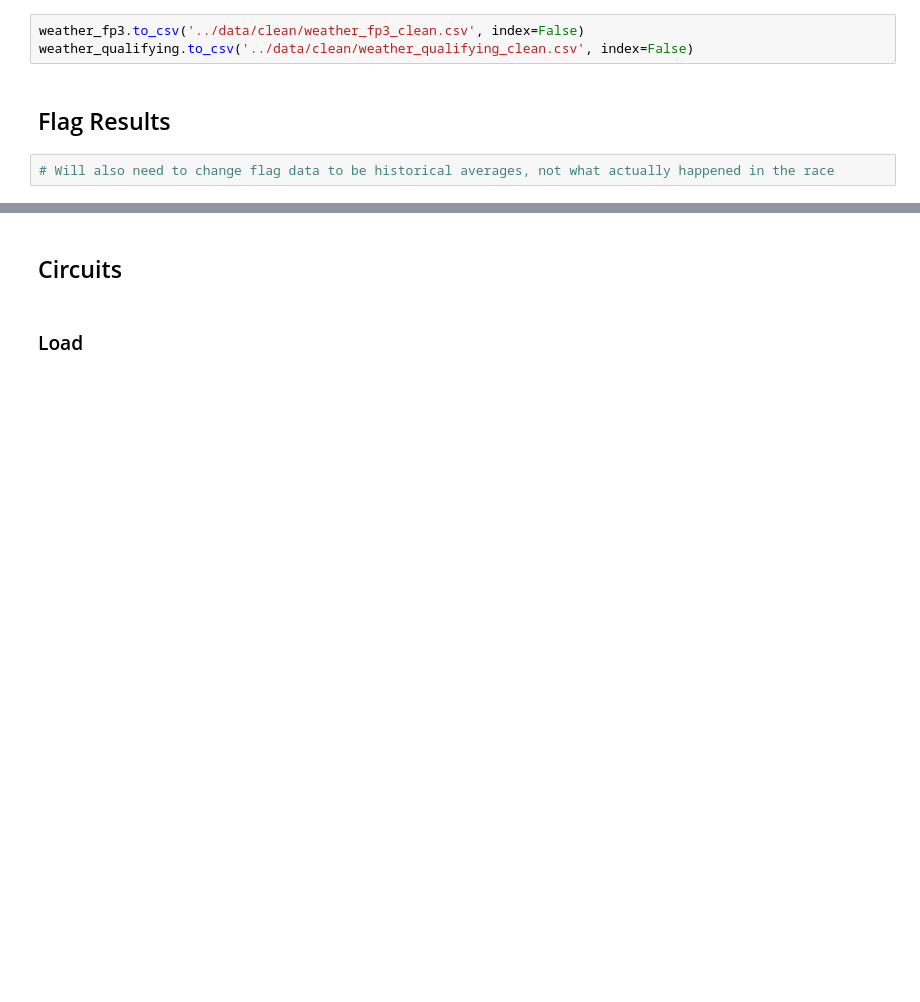
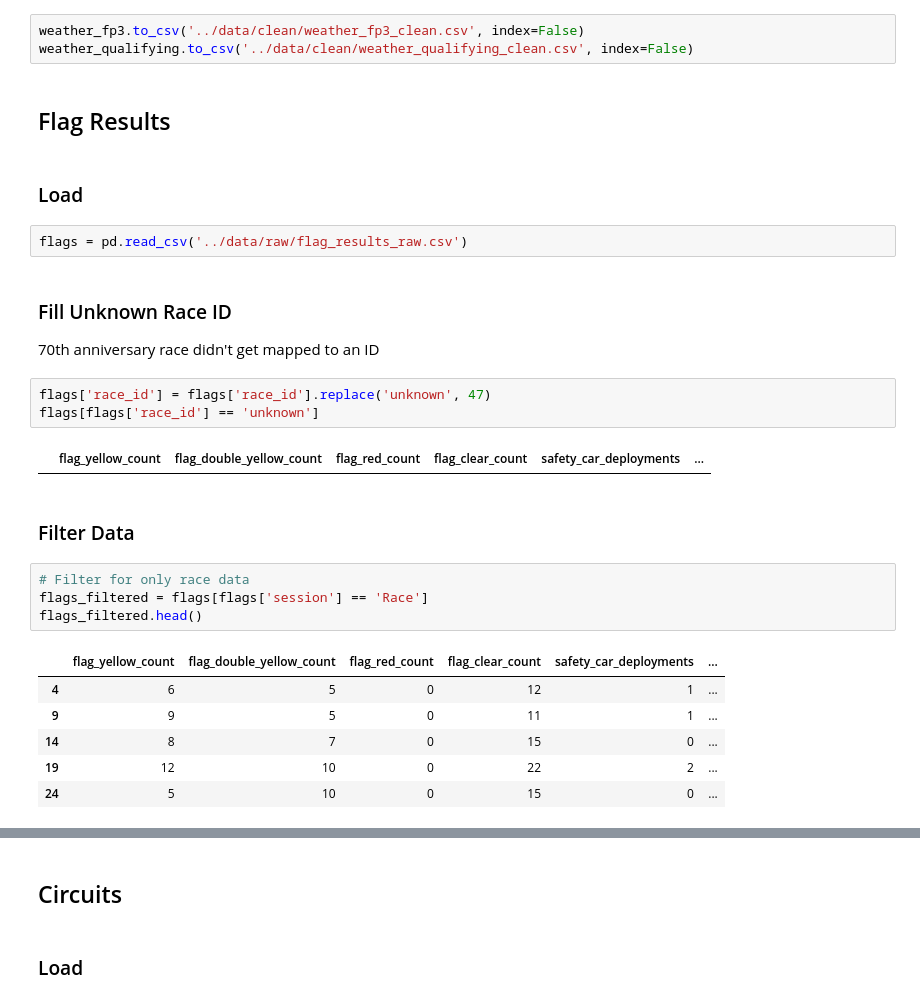
Before and after one commit to JackRWilson/Formula-1-Predictions-Project, a Jupyter notebook: notebooks/data_cleaning.ipynb, the cells around one changed output, grey strips where cells are left out. Drawn from its saved outputs; the diff is of its cells as text; blank space fills up the shorter version.

Commit message:
Cleaned flag data

```diff
--- a/notebooks/data_cleaning.ipynb
+++ b/notebooks/data_cleaning.ipynb
@@ -1234,5 +1234,28 @@ weather_fp3.to_csv('../data/clean/weather_fp3_clean.csv', index=False)
 weather_qualifying.to_csv('../data/clean/weather_qualifying_clean.csv', index=False)
 # %% [markdown]
 ## Flag Results
-# %%
-# Will also need to change flag data to be historical averages, not what actually happened in the race
+# %% [markdown]
+### Load
+# %%
+flags = pd.read_csv('../data/raw/flag_results_raw.csv')
+# %% [markdown]
+### Fill Unknown Race ID
+70th anniversary race didn't get mapped to an ID
+# %%
+flags['race_id'] = flags['race_id'].replace('unknown', 47)
+flags[flags['race_id'] == 'unknown']
+# %% [output]
+|  | flag_yellow_count | flag_double_yellow_count | flag_red_count | flag_clear_count | safety_car_deployments | ... |
+# %% [markdown]
+### Filter Data
+# %%
+# Filter for only race data
+flags_filtered = flags[flags['session'] == 'Race']
+flags_filtered.head()
+# %% [output]
+|  | flag_yellow_count | flag_double_yellow_count | flag_red_count | flag_clear_count | safety_car_deployments | ... |
+| 4 | 6 | 5 | 0 | 12 | 1 | ... |
+| 9 | 9 | 5 | 0 | 11 | 1 | ... |
+| 14 | 8 | 7 | 0 | 15 | 0 | ... |
+| 19 | 12 | 10 | 0 | 22 | 2 | ... |
+| 24 | 5 | 10 | 0 | 15 | 0 | ... |
```
Also changed, not shown: parts of 8 cells of this notebook, 1 other file.
